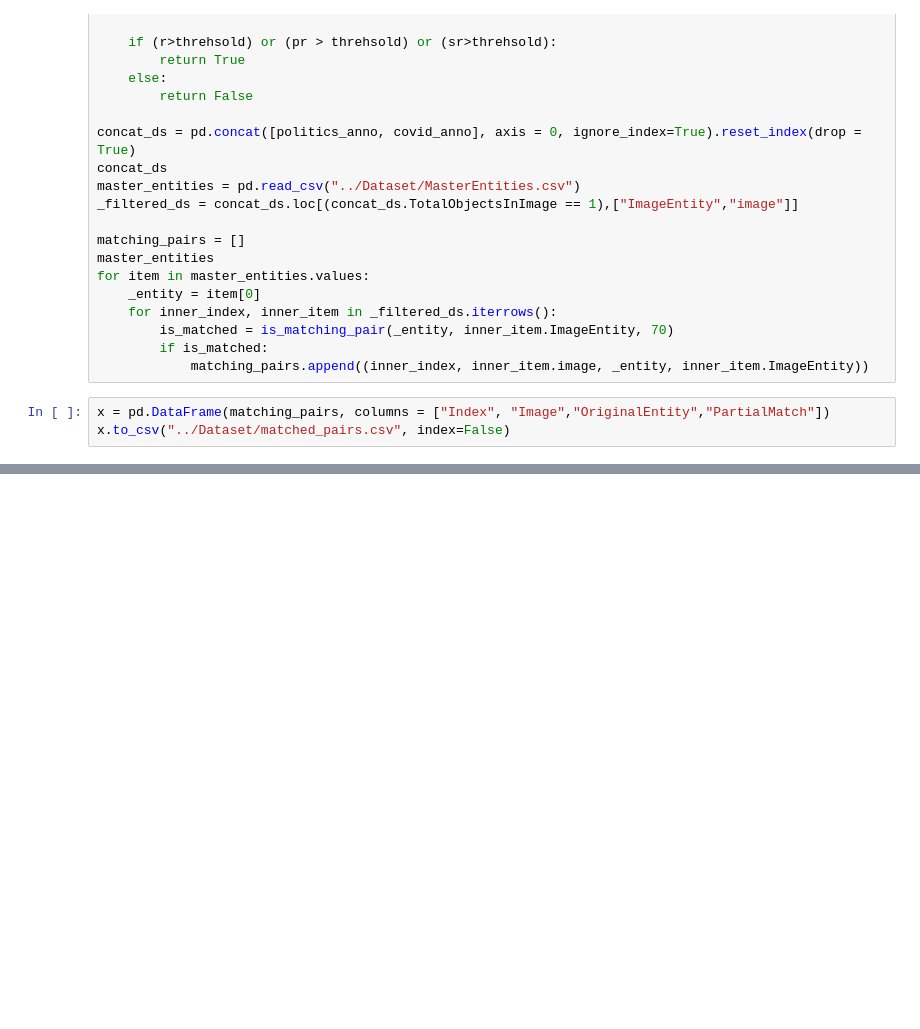
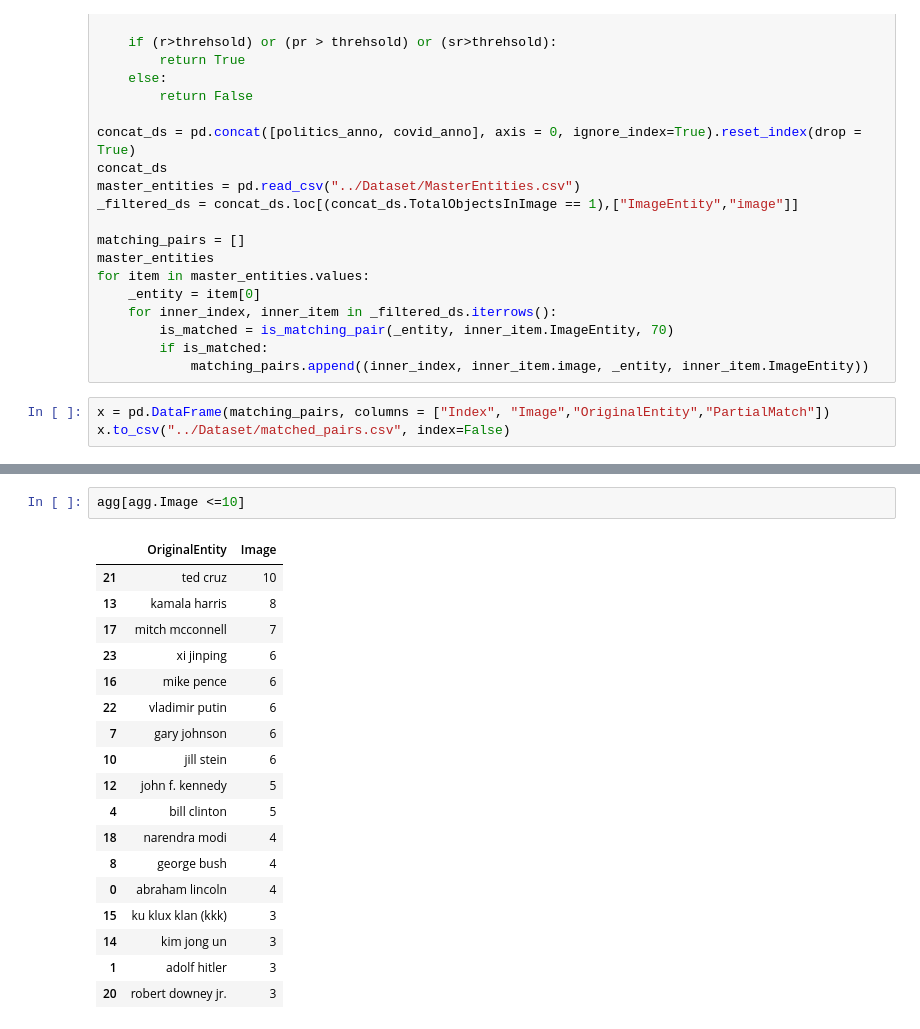
Before and after one commit to sidtandon2014/Dissecting-Harmful-Memes, a Jupyter notebook: Notebooks/EntityAnalysis.ipynb, the cells around one changed output, grey strips where cells are left out. Cells and saved outputs as stored; diff of their text form; blank space fills up the shorter version.

```diff
--- a/Notebooks/EntityAnalysis.ipynb
+++ b/Notebooks/EntityAnalysis.ipynb
@@ -285,2 +275,23 @@ for _, item in matchedpairs.iterrows():
 # %% [output]
 (797, 4)
+# %%
+agg[agg.Image <=10]
+# %% [output]
+|  | OriginalEntity | Image |
+| 21 | ted cruz | 10 |
+| 13 | kamala harris | 8 |
+| 17 | mitch mcconnell | 7 |
+| 23 | xi jinping | 6 |
+| 16 | mike pence | 6 |
+| 22 | vladimir putin | 6 |
+| 7 | gary johnson | 6 |
+| 10 | jill stein | 6 |
+| 12 | john f. kennedy | 5 |
+| 4 | bill clinton | 5 |
+| 18 | narendra modi | 4 |
+| 8 | george bush | 4 |
+| 0 | abraham lincoln | 4 |
+| 15 | ku klux klan (kkk) | 3 |
+| 14 | kim jong un | 3 |
+| 1 | adolf hitler | 3 |
+| 20 | robert downey jr. | 3 |
```
Also changed, not shown: parts of 5 cells of this notebook, 1 other file.
